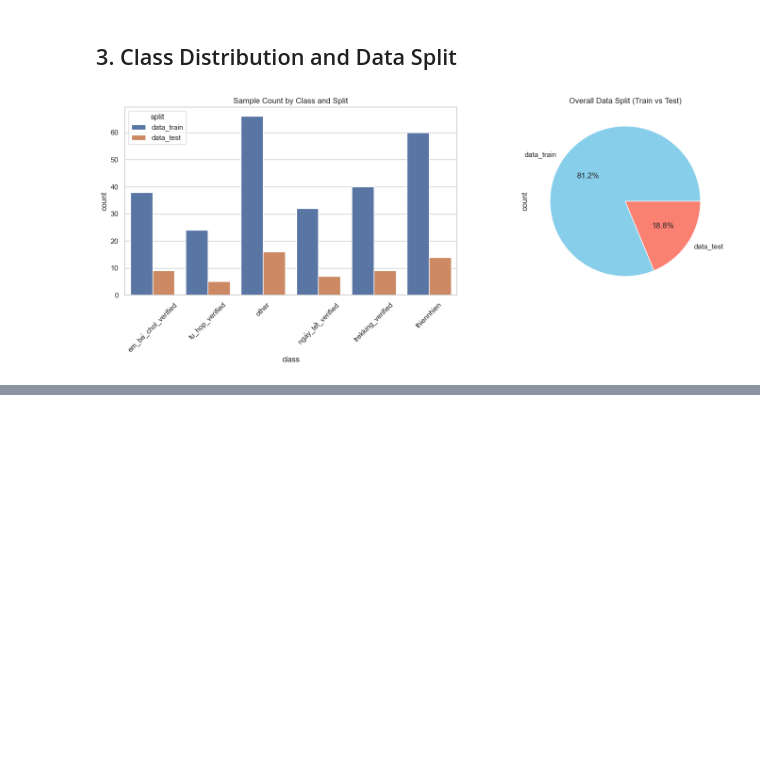
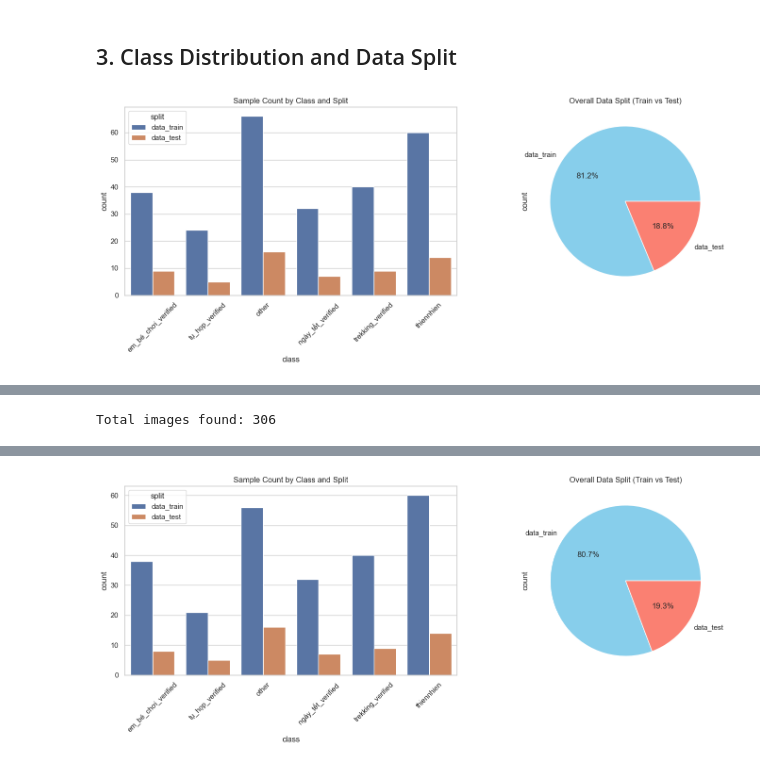
Before and after one commit to QuocThai-254/test, a Jupyter notebook: EDA_Data_Analysis.ipynb, the cells around one changed output, grey strips where cells are left out. Saved outputs shown, nothing was run; the diff lists cells and outputs as text; code cells hidden in the pictures; blank space fills up the shorter version.

```diff
--- a/EDA_Data_Analysis.ipynb
+++ b/EDA_Data_Analysis.ipynb
@@ -230,0 +292,22 @@ plot_sample_grid(train_df, n_samples=4)
+# %%
+train_df = scan_dataset('data_train')
+test_df = scan_dataset('data_test')
+df = pd.concat([train_df, test_df], ignore_index=True)
+
+print(f"Total images found: {len(df)}")
+display(df.head())
+
+plt.figure(figsize=(15, 6))
+plt.subplot(1, 2, 1)
+sns.countplot(data=df, x='class', hue='split')
+plt.title('Sample Count by Class and Split')
+plt.xticks(rotation=45)
+
+plt.subplot(1, 2, 2)
+df['split'].value_counts().plot.pie(autopct='%1.1f%%', colors=['skyblue', 'salmon'])
+plt.title('Overall Data Split (Train vs Test)')
+
+plt.tight_layout()
+plt.show()
+# %% [output]
+Total images found: 306
@@ -230,0 +320 @@ plot_sample_grid(train_df, n_samples=4)
+[figure, added]
```
Also changed, not shown: parts of 36 cells of this notebook, 13 other files.
